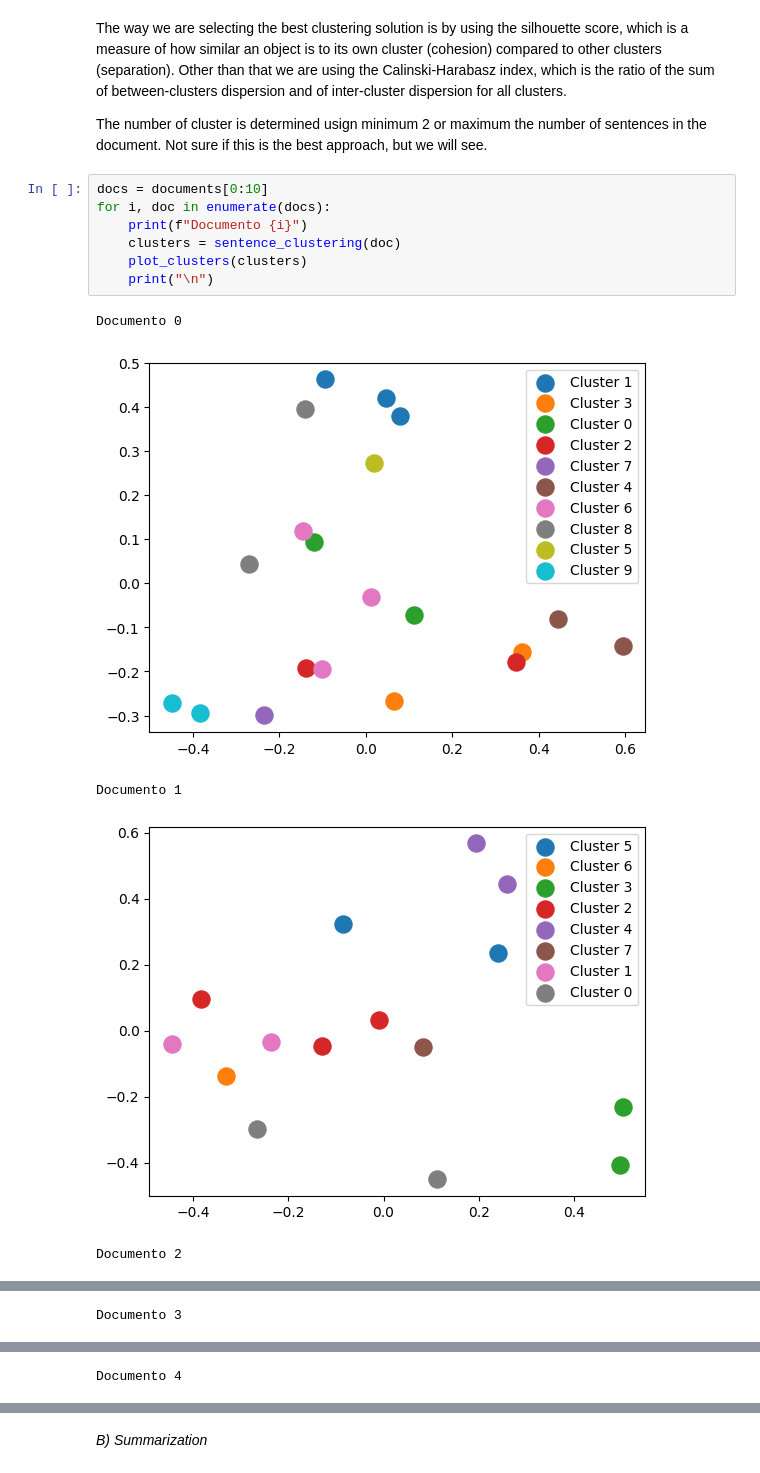
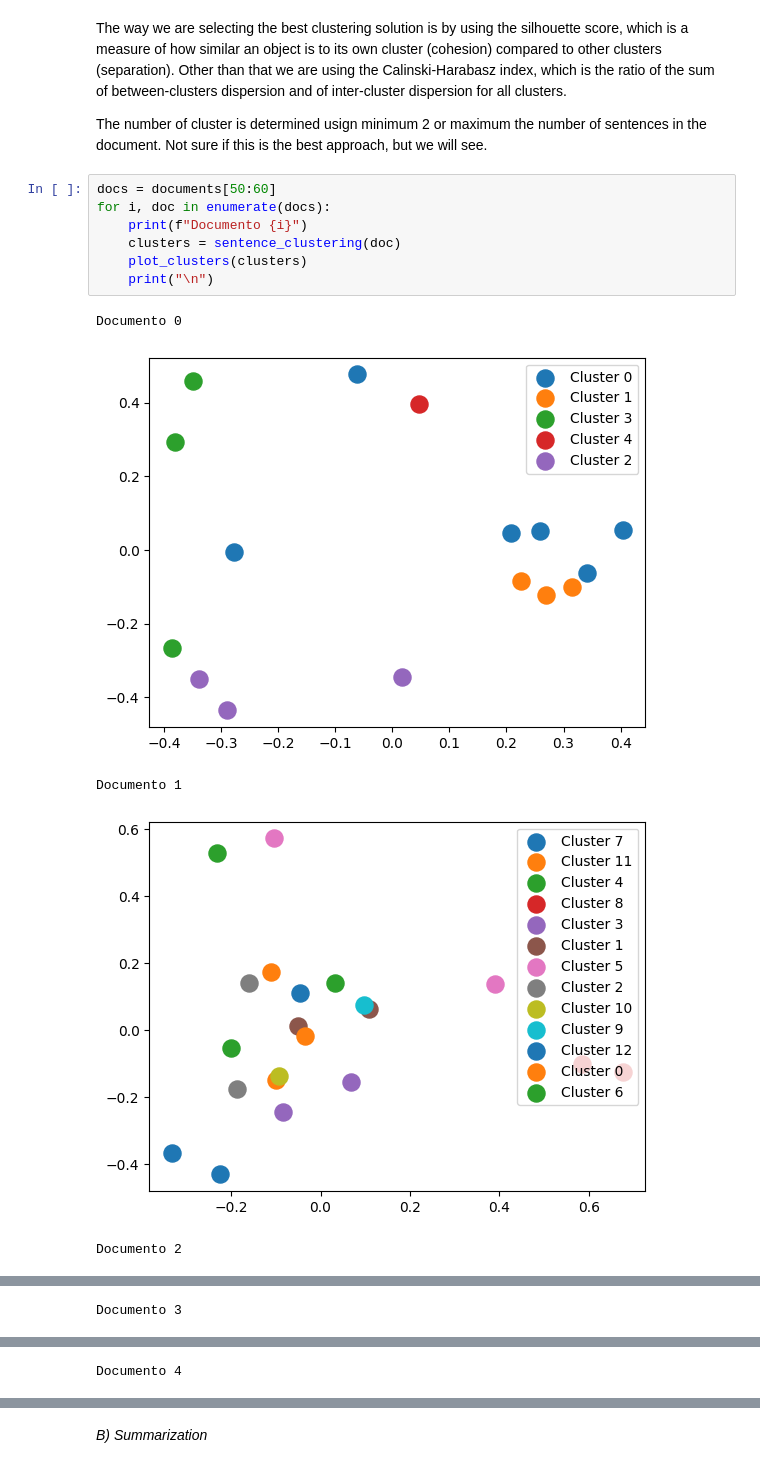
Before and after one commit to danieleavolio/Information-Processing-and-Retrieval, a Jupyter notebook: Project2/Code/G08_P2_notebook.ipynb, the cells around one changed output, grey strips where cells are left out. Saved outputs shown, nothing was run; the diff lists cells and outputs as text.

```diff
--- a/Project2/Code/G08_P2_notebook.ipynb
+++ b/Project2/Code/G08_P2_notebook.ipynb
@@ -278,15 +258,15 @@ The way we are selecting the best clustering solution is by using the silhouette
 
 The number of cluster is determined usign minimum 2 or maximum the number of sentences in the document. Not sure if this is the best approach, but we will see.
 # %%
-docs = documents[0:10]
+docs = documents[50:60]
 for i, doc in enumerate(docs):
     print(f"Documento {i}")
     clusters = sentence_clustering(doc)
     plot_clusters(clusters)
     print("\n")
 # %% [output]
 Documento 0
-[figure, old version]
+[figure, new version]
 Documento 1
-[figure, old version]
+[figure, new version]
 Documento 2
```
Also changed, not shown: parts of 30 cells of this notebook.
